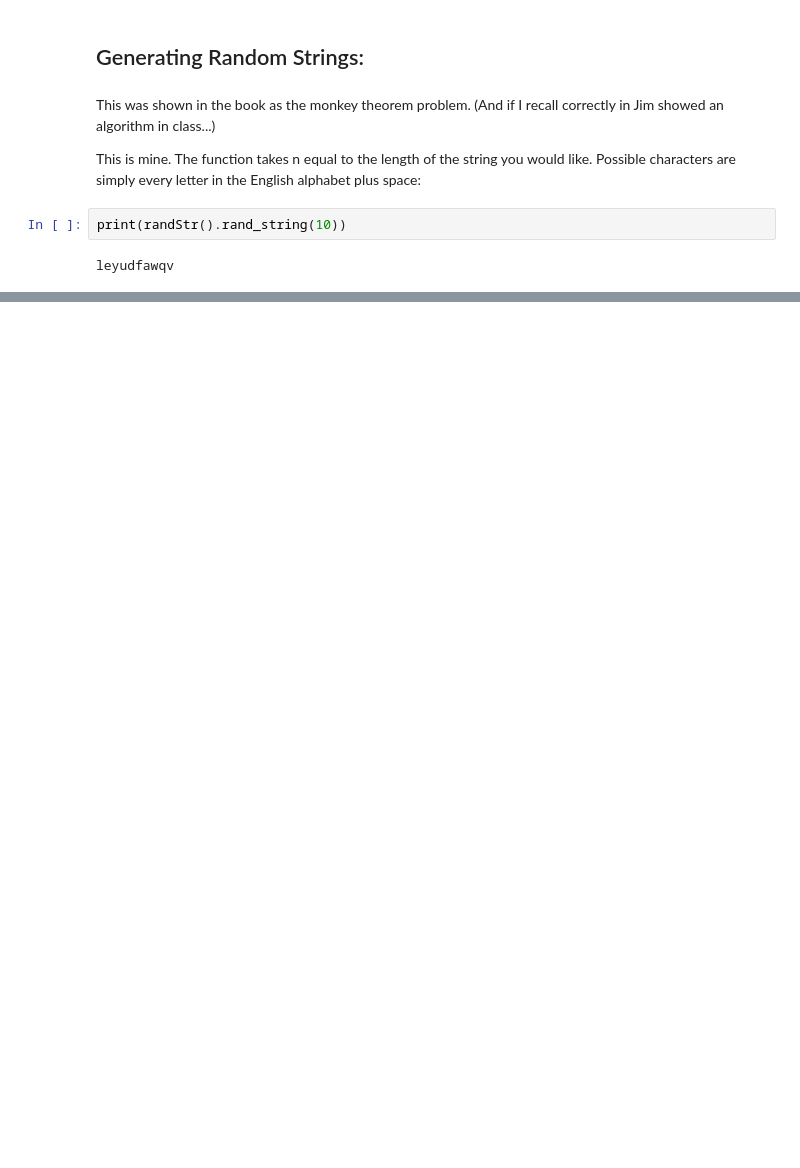
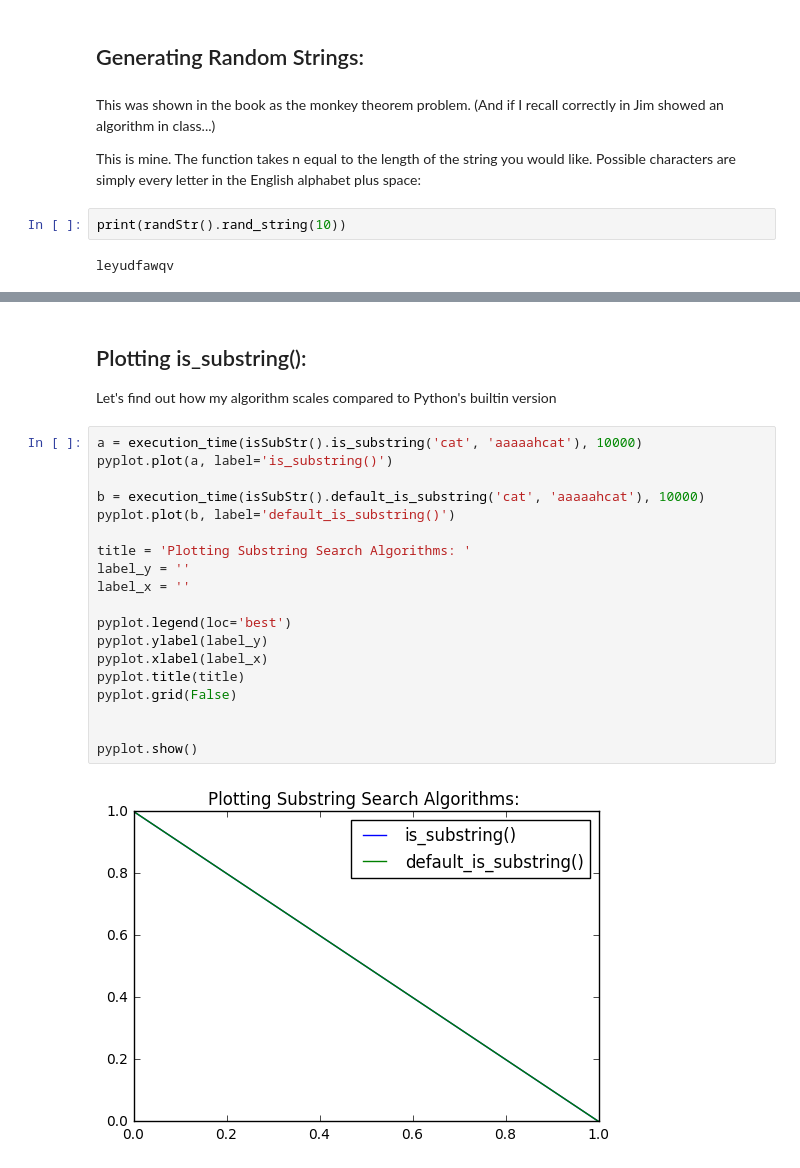
Before and after one commit to RomanSC/algorithms, a Jupyter notebook: chapter-2/Chapter-2-Analysis.ipynb, the cells around one changed output, grey strips where cells are left out. Saved outputs shown, nothing was run; the diff lists cells and outputs as text; blank space fills up the shorter version.

```diff
--- a/chapter-2/Chapter-2-Analysis.ipynb
+++ b/chapter-2/Chapter-2-Analysis.ipynb
@@ -199,0 +237,25 @@ leyudfawqv
+# %% [markdown]
+<h2>Plotting is_substring(): </h2>
+
+Let's find out how my algorithm scales compared to Python's builtin version
+# %%
+a = execution_time(isSubStr().is_substring('cat', 'aaaaahcat'), 10000)
+pyplot.plot(a, label='is_substring()')
+
+b = execution_time(isSubStr().default_is_substring('cat', 'aaaaahcat'), 10000)
+pyplot.plot(b, label='default_is_substring()')
+
+title = 'Plotting Substring Search Algorithms: '
+label_y = ''
+label_x = ''
+
+pyplot.legend(loc='best')
+pyplot.ylabel(label_y)
+pyplot.xlabel(label_x)
+pyplot.title(title)
+pyplot.grid(False)
+
+
+pyplot.show()
+# %% [output]
+[figure, added]
```
Also changed, not shown: parts of 7 cells of this notebook.
